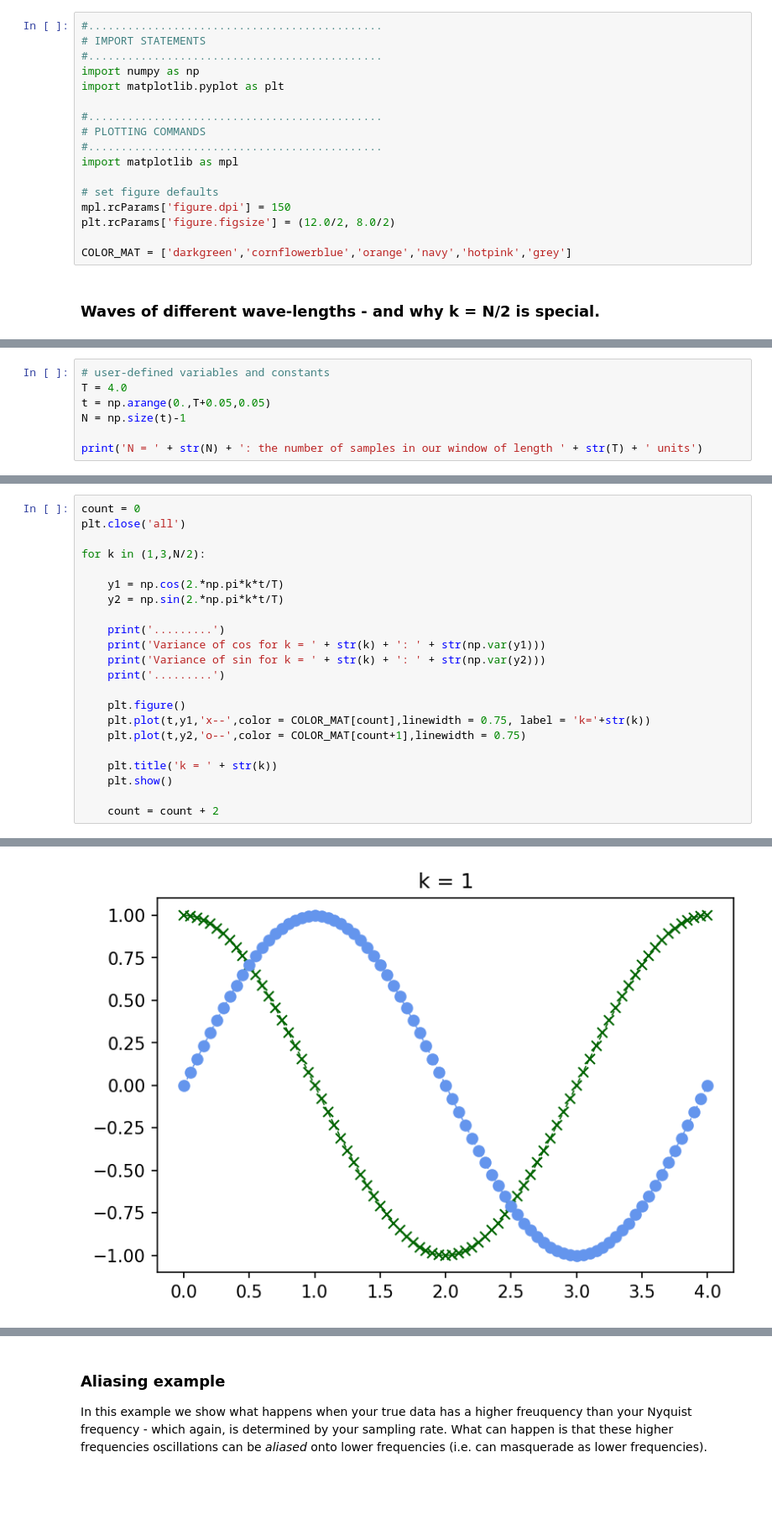
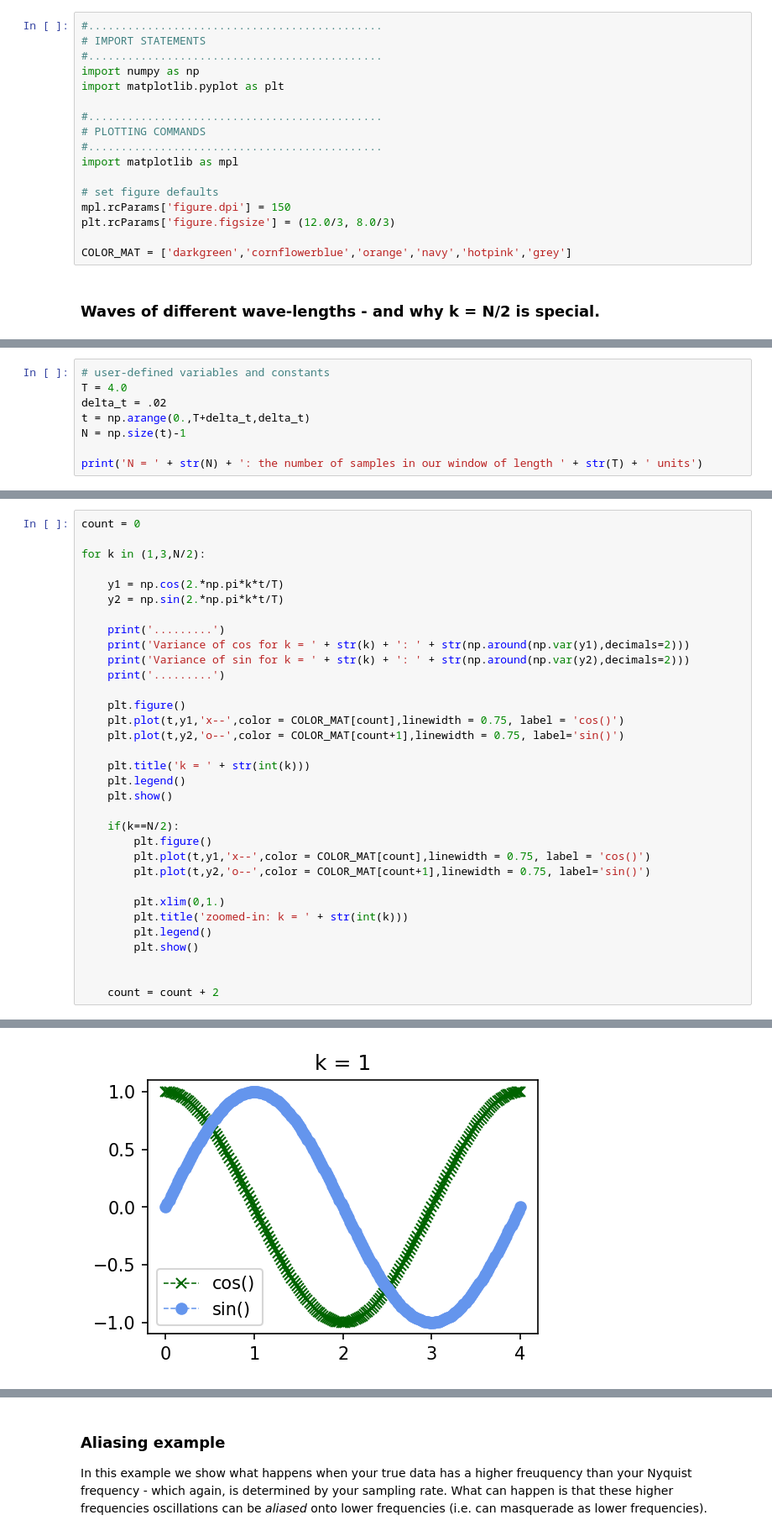
Before and after one commit to kjmayer/ats655-coursematerial, a Jupyter notebook: jupyter_notebooks/harmonic_analysis_nyquist.ipynb, the cells around one changed output, grey strips where cells are left out. Shown at 84% size. Drawn from its saved outputs; the diff is of its cells as text; blank space fills up the shorter version.

```diff
--- a/jupyter_notebooks/harmonic_analysis_nyquist.ipynb
+++ b/jupyter_notebooks/harmonic_analysis_nyquist.ipynb
@@ -19,7 +19,7 @@ import matplotlib as mpl
 
 # set figure defaults
 mpl.rcParams['figure.dpi'] = 150
-plt.rcParams['figure.figsize'] = (12.0/2, 8.0/2)
+plt.rcParams['figure.figsize'] = (12.0/3, 8.0/3)
 
 COLOR_MAT = ['darkgreen','cornflowerblue','orange','navy','hotpink','grey']
 # %% [markdown]
@@ -33,7 +33,8 @@ We also calculate the variance of each sine/cosine curve within the window, and
 # %%
 # user-defined variables and constants
 T = 4.0
-t = np.arange(0.,T+0.05,0.05)
+delta_t = .02
+t = np.arange(0.,T+delta_t,delta_t)
 N = np.size(t)-1
 
 print('N = ' + str(N) + ': the number of samples in our window of length ' + str(T) + ' units')
@@ -42,6 +43,5 @@ N = 80: the number of samples in our window of length 4.0 units
 # %%
 count = 0
-plt.close('all')
 
 for k in (1,3,N/2):
 
@@ -49,17 +49,29 @@ for k in (1,3,N/2):
     y2 = np.sin(2.*np.pi*k*t/T)
 
     print('.........')
-    print('Variance of cos for k = ' + str(k) + ': ' + str(np.var(y1)))
-    print('Variance of sin for k = ' + str(k) + ': ' + str(np.var(y2)))
+    print('Variance of cos for k = ' + str(k) + ': ' + str(np.around(np.var(y1),decimals=2)))
+    print('Variance of sin for k = ' + str(k) + ': ' + str(np.around(np.var(y2),decimals=2)))
     print('.........')
 
     plt.figure()
-    plt.plot(t,y1,'x--',color = COLOR_MAT[count],linewidth = 0.75, label = 'k='+str(k))
-    plt.plot(t,y2,'o--',color = COLOR_MAT[count+1],linewidth = 0.75)
+    plt.plot(t,y1,'x--',color = COLOR_MAT[count],linewidth = 0.75, label = 'cos()')
+    plt.plot(t,y2,'o--',color = COLOR_MAT[count+1],linewidth = 0.75, label='sin()')
 
-    plt.title('k = ' + str(k))
+    plt.title('k = ' + str(int(k)))
+    plt.legend()
     plt.show()
 
+    if(k==N/2):
+        plt.figure()
+        plt.plot(t,y1,'x--',color = COLOR_MAT[count],linewidth = 0.75, label = 'cos()')
+        plt.plot(t,y2,'o--',color = COLOR_MAT[count+1],linewidth = 0.75, label='sin()')
+
+        plt.xlim(0,1.)
+        plt.title('zoomed-in: k = ' + str(int(k)))
+        plt.legend()
+        plt.show()
+
+
     count = count + 2
 # %% [output]
 .........
@@ -68,3 +80,3 @@ Variance of sin for k = 1: 0.49382716049382713
 .........
-[figure, old version]
+[figure, new version]
 .........
```
Also changed, not shown: parts of 6 cells of this notebook, 1 other file.
